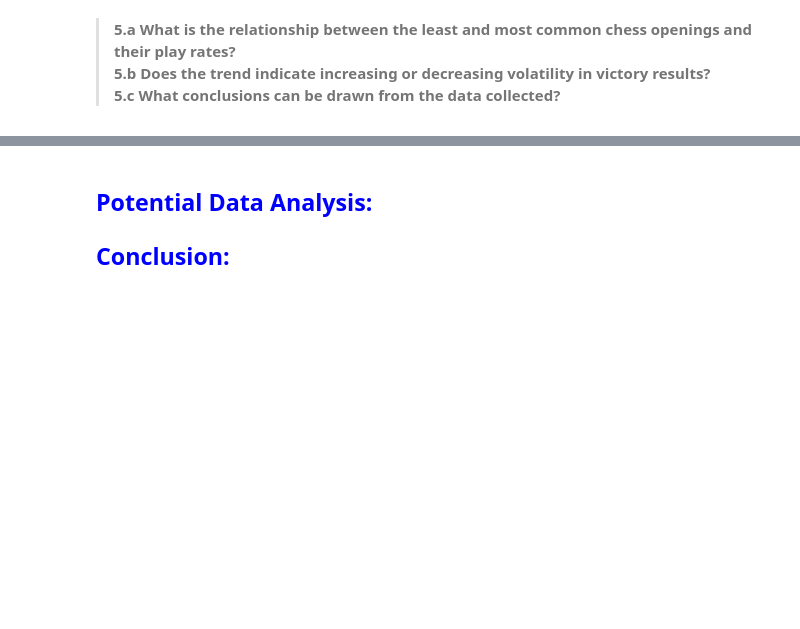
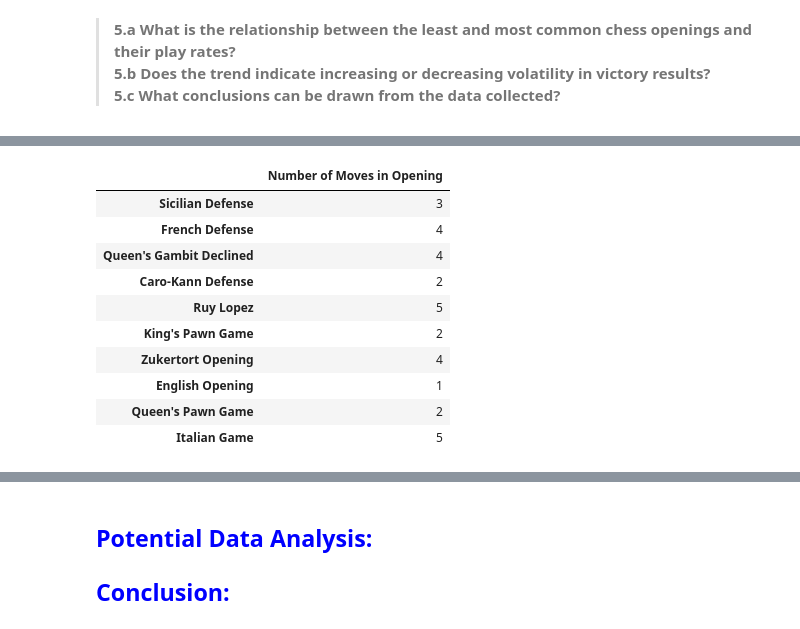
Before and after one commit to AldenCh/CSCI2000U-Final-Project, a Jupyter notebook: group-10-final-project.ipynb, the cells around one changed output, grey strips where cells are left out. Cells and saved outputs as stored; diff of their text form; code cells hidden in the pictures; blank space fills up the shorter version.

```diff
--- a/group-10-final-project.ipynb
+++ b/group-10-final-project.ipynb
@@ -474,0 +553,22 @@ Average rating in a timeout game             :  1607.6358819076456
+# %%
+top_ten_moves = {}
+for i in top_ten_openings:
+    for j in data:
+        if j["opening_name"] == i:
+            top_ten_moves[i] = int(j["opening_ply"])
+            break;
+move_df = pd.DataFrame.from_dict(top_ten_moves, orient="index")
+move_df.rename(columns={0: "Number of Moves in Opening"}, inplace=True)
+move_df
+# %% [output]
+|  | Number of Moves in Opening |
+| Sicilian Defense | 3 |
+| French Defense | 4 |
+| Queen's Gambit Declined | 4 |
+| Caro-Kann Defense | 2 |
+| Ruy Lopez | 5 |
+| King's Pawn Game | 2 |
+| Zukertort Opening | 4 |
+| English Opening | 1 |
+| Queen's Pawn Game | 2 |
+| Italian Game | 5 |
```
Also changed, not shown: parts of 6 cells of this notebook.
